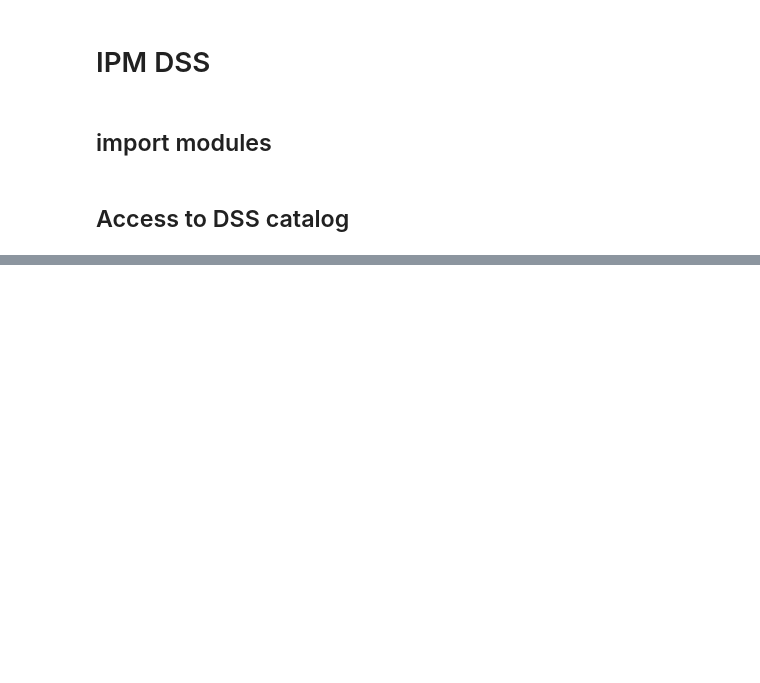
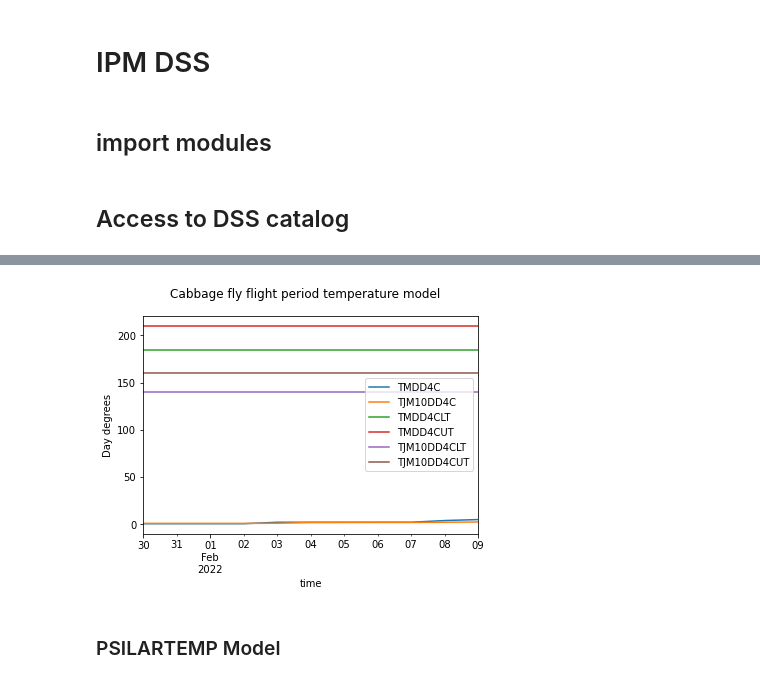
Before and after one commit to H2020-IPM-openalea/DSS, a Jupyter notebook: example/dss_demo.ipynb, the cells around one changed output, grey strips where cells are left out. Drawn from its saved outputs; the diff is of its cells as text; code cells hidden in the pictures; blank space fills up the shorter version.

```diff
--- a/example/dss_demo.ipynb
+++ b/example/dss_demo.ipynb
@@ -344,0 +163,23 @@ PSILAROBS.get_data_model(modelInput="model_input_fieldobservation.json")
+# %%
+# from weatherdata.ipm import WeatherDataHub
+ws= WeatherDataHub()
+ws.list_resources
+
+dmi=ws.get_ressource('DMI Pointweather service')
+
+weather_dmi=dmi.data(timeStart="2022-01-30",
+         timeEnd="2022-02-10",
+         latitude=[56.488],
+         longitude=[9.583],
+         altitude=[0],
+         parameters=[1002, 1112, 2001, 3002, 3101, 4002],
+         interval=3600,
+         timeZone="UTC",
+         display="json")
+weather_dmi
+
+
+
+Del=h.get(dss="no.nibio.vips",model="DELIARADIC")
+ds=Del.run(weatherdata=weather_dmi,view='ds')
+ds
@@ -344,0 +205,6 @@ PSILAROBS.get_data_model(modelInput="model_input_fieldobservation.json")
+# %%
+Del.plot(ds)
+# %% [output]
+[figure, added]
+# %% [markdown]
+### PSILARTEMP Model
```
Also changed, not shown: parts of 45 cells of this notebook, 2 other files.
